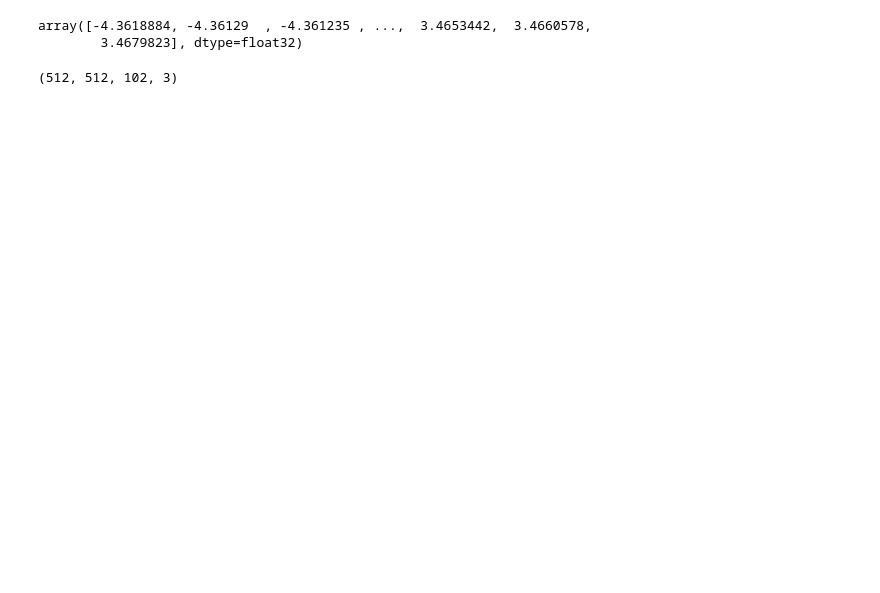
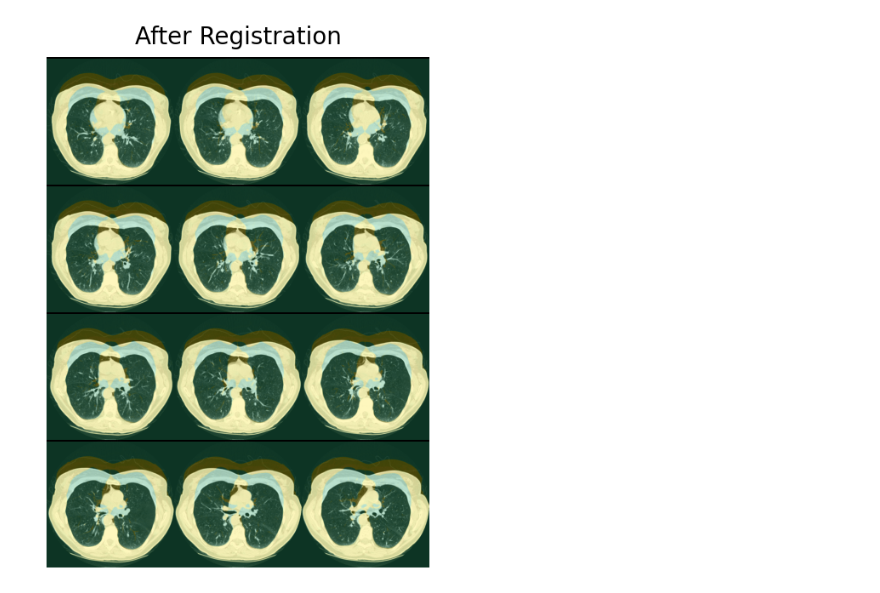
Before and after one commit to joaco18/mira_final_project, a Jupyter notebook: ants/ants_registration.ipynb, the cells around one changed output. Saved outputs shown, nothing was run; the diff lists cells and outputs as text; code cells hidden in the pictures; blank space fills up the shorter version.

```diff
--- a/ants/ants_registration.ipynb
+++ b/ants/ants_registration.ipynb
@@ -138,10 +123,11 @@ Registration
 # %%
+import time
 start = time.time()
 mytx = ants.registration(fixed=fixed_trunc,
                          moving=moving_trunc,
-                         outprefix='/content/drive/MyDrive/mira_fp/transforms',
+                         outprefix='/home/kaouther/Documents/GitHub/mira_final_project/ants/transforms/',
                          type_of_transform="SyNOnly",
-                         reg_iterations=(3, 2, 1),
+                         reg_iterations=(10, 10, 5),
                          syn_metric='meansquares',
                          verbose=True)
 end = time.time() - start
@@ -153,5 +152,0 @@ def_field = def_field[:,:,:,0,:]
-# %%
-np.unique(def_field)
-# %% [output]
-array([-4.3618884, -4.36129  , -4.361235 , ...,  3.4653442,  3.4660578,
-        3.4679823], dtype=float32)
@@ -162,4 +152,0 @@ def_field_n = ants.iMath(def_field, 'Normalize', 0.0, 1.0)
-# %%
-def_field_n.shape
-# %% [output]
-(512, 512, 102, 3)
@@ -187,3 +153,8 @@ def_field_n.shape
+# %%
+warped_moving = mytx['warpedmovout']
+fixed_trunc.plot(overlay=warped_moving, cmap='gray', overlay_cmap='viridis', overlay_alpha=0.3, title='After Registration', axis=2)
+# %% [output]
+[figure, added]
 # %%
 mytx['fwdtransforms']
 # %% [output]
```
Also changed, not shown: parts of 83 cells of this notebook, 1 other file.
